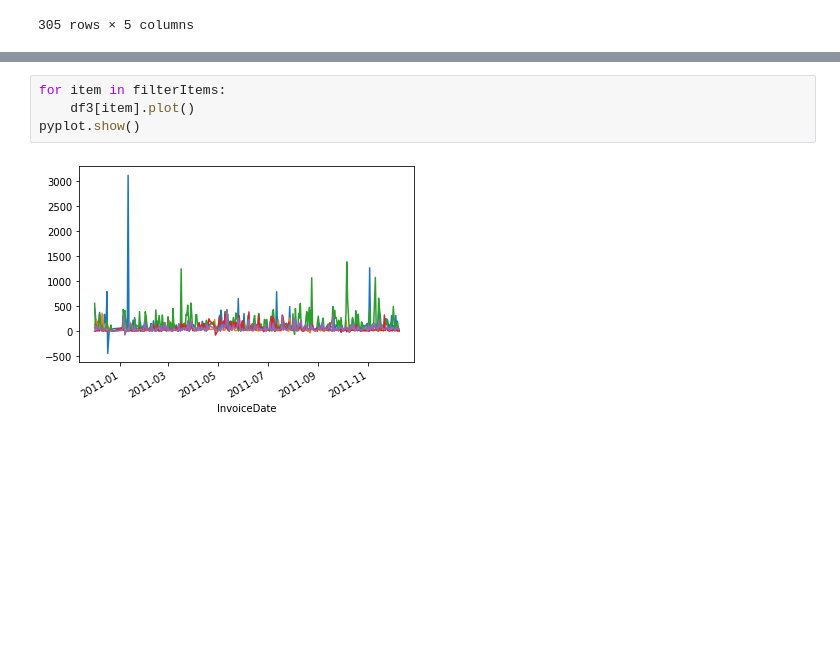
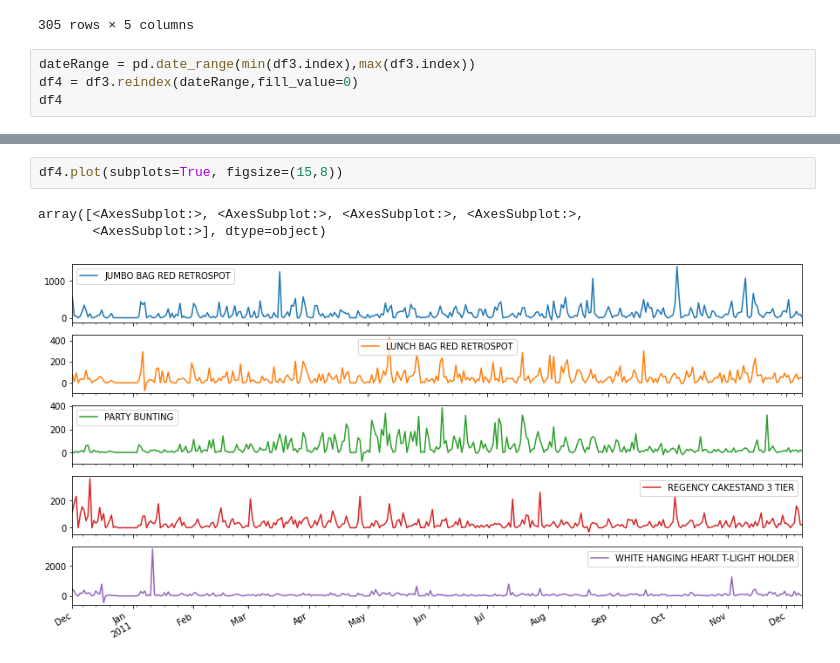
Before and after one commit to Abdul1Abdi/CIND820-Project, a Jupyter notebook: Project Notebook.ipynb, the cells around one changed output, grey strips where cells are left out. Saved outputs shown, nothing was run; the diff lists cells and outputs as text; blank space fills up the shorter version.

```diff
--- a/Project Notebook.ipynb
+++ b/Project Notebook.ipynb
@@ -118,4 +118,8 @@ df3
 | 2011-12-08 | 96.0 | 52.0 | 22.0 | 25.0 | ... |
 | 2011-12-09 | 15.0 | 42.0 | 7.0 | 18.0 | ... |
 305 rows × 5 columns
+# %%
+dateRange = pd.date_range(min(df3.index),max(df3.index))
+df4 = df3.reindex(dateRange,fill_value=0)
+df4
 # %%
@@ -123,9 +127,9 @@ profile = ProfileReport(df3)
 profile.to_widgets()
 # %% [output]
 VBox(children=(Tab(children=(Tab(children=(GridBox(children=(VBox(children=(GridspecLayout(children=(HTML(valu…
-# %%
-for item in filterItems:
-    df3[item].plot()
-pyplot.show()
-# %% [output]
-[figure, removed]
+# %%
+df4.plot(subplots=True, figsize=(15,8))
+# %% [output]
+array([<AxesSubplot:>, <AxesSubplot:>, <AxesSubplot:>, <AxesSubplot:>,
+       <AxesSubplot:>], dtype=object)
+[figure, added]
```
Also changed, not shown: parts of 3 cells of this notebook.
